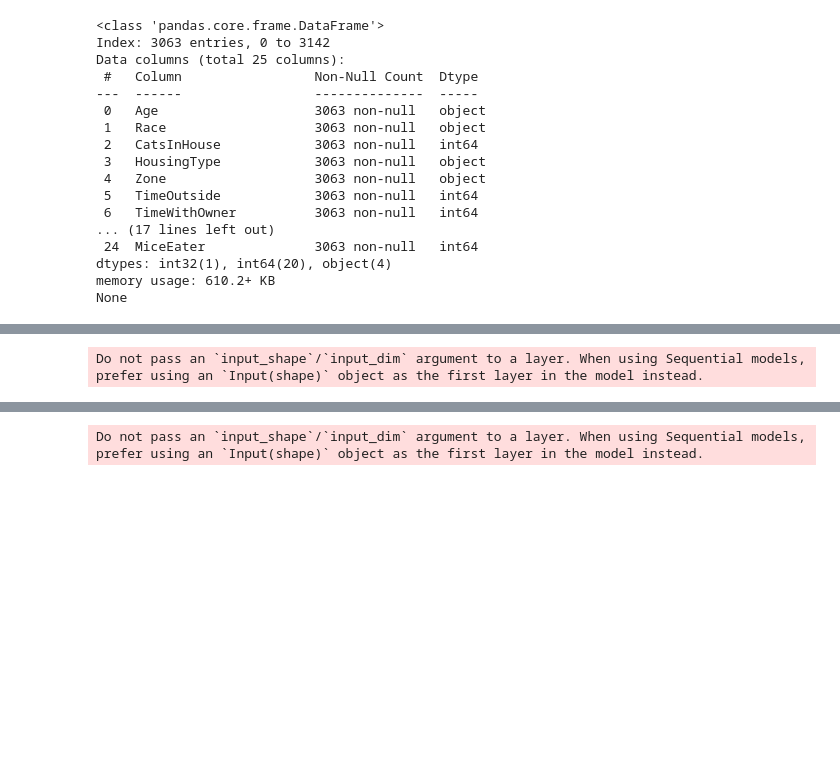
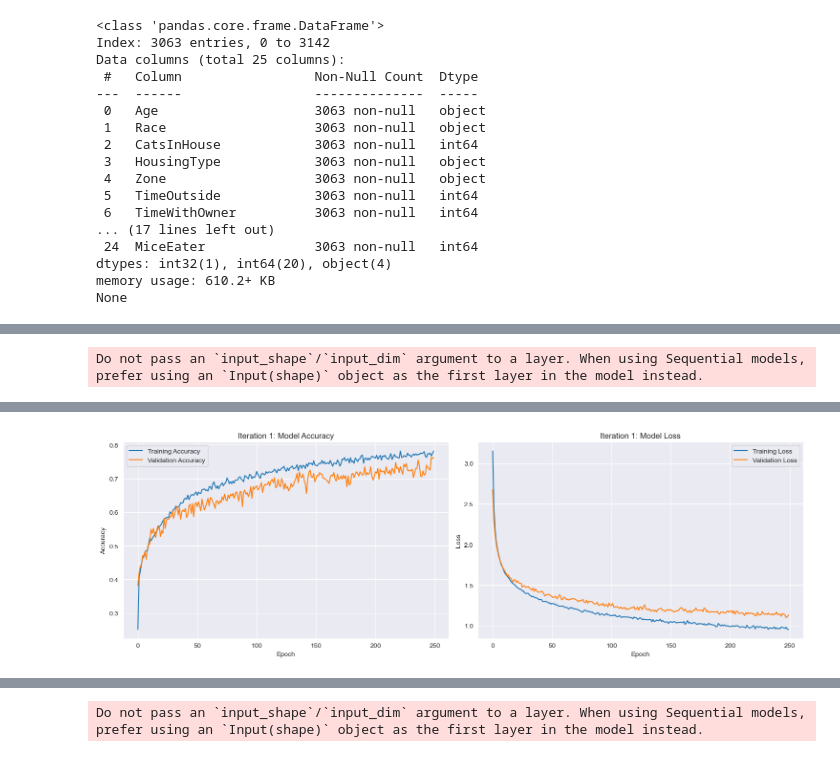
Before and after one commit to zaramihnea/Catology, a Jupyter notebook: Preprocessing/try2/2.ipynb, the cells around one changed output, grey strips where cells are left out. Saved outputs shown, nothing was run; the diff lists cells and outputs as text; code cells hidden in the pictures; blank space fills up the shorter version.

```diff
--- a/Preprocessing/try2/2.ipynb
+++ b/Preprocessing/try2/2.ipynb
@@ -379,22 +532,22 @@ tsne_fig.show()
 # %%
 import pandas as pd
 import numpy as np
-from sklearn.model_selection import StratifiedKFold
 from sklearn.preprocessing import StandardScaler
+from sklearn.model_selection import train_test_split
 from tensorflow.keras.models import Sequential
 from tensorflow.keras.layers import Dense, Dropout
 from tensorflow.keras.regularizers import l2
-from tensorflow.keras.callbacks import EarlyStopping
 import tensorflow as tf
+import matplotlib.pyplot as plt
 
 # Function to create the model with L2 regularization
 def create_model(input_dim, output_dim, l2_lambda=0.005):
     model = Sequential([
-        Dense(28, activation='relu', kernel_regularizer=l2(l2_lambda), input_dim=input_dim),
+        Dense(128, activation='relu', kernel_regularizer=l2(l2_lambda), input_dim=input_dim),
         Dropout(0.3),
-        Dense(28, activation='relu', kernel_regularizer=l2(l2_lambda)),
+        Dense(64, activation='relu', kernel_regularizer=l2(l2_lambda)),
         Dropout(0.2),
-        Dense(13, activation='relu', kernel_regularizer=l2(l2_lambda)),
+        Dense(64, activation='relu', kernel_regularizer=l2(l2_lambda)),
         Dense(output_dim, activation='softmax')
     ])
 
@@ -405,7 +558,39 @@ def create_model(input_dim, output_dim, l2_lambda=0.005):
     )
     return model
 
-def train_and_evaluate_model(X, y, n_splits=6):
+def plot_training_history(history, iteration):
+    """Plot training & validation accuracy and loss curves"""
+    fig, (ax1, ax2) = plt.subplots(1, 2, figsize=(15, 5))
+
+    # Accuracy plot
+    ax1.plot(history.history['accuracy'], label='Training Accuracy')
+    ax1.plot(history.history['val_accuracy'], label='Validation Accuracy')
+    ax1.set_title(f'Iteration {iteration + 1}: Model Accuracy')
+    ax1.set_xlabel('Epoch')
+    ax1.set_ylabel('Accuracy')
+    ax1.legend()
+    ax1.grid(True)
+
+    # Loss plot
+    ax2.plot(history.history['loss'], label='Training Loss')
+    ax2.plot(history.history['val_loss'], label='Validation Loss')
+    ax2.set_title(f'Iteration {iteration + 1}: Model Loss')
+    ax2.set_xlabel('Epoch')
+    ax2.set_ylabel('Loss')
+    ax2.legend()
+    ax2.grid(True)
+
+    plt.tight_layout()
+    plt.show()
+
+    # Print final metrics
+    print(f"\nFinal metrics for iteration {iteration + 1}:")
+    print(f"Training Accuracy: {history.history['accuracy'][-1]:.4f}")
+    print(f"Validation Accuracy: {history.history['val_accuracy'][-1]:.4f}")
+    print(f"Training Loss: {history.history['loss'][-1]:.4f}")
+    print(f"Validation Loss: {history.history['val_loss'][-1]:.4f}")
+
+def train_and_evaluate_model(X, y, n_iterations=3):
     # Convert the target variables to numerical format
     race_columns = [col for col in y.columns if col.startswith('Race_')]
     y_encoded = y[race_columns].values
@@ -413,30 +598,21 @@ def train_and_evaluate_model(X, y, n_splits=6):
     # Initialize StandardScaler
     scaler = StandardScaler()
 
-    # Initialize StratifiedKFold
-    # We'll use the argmax of y for stratification since we need a 1D array
-    skf = StratifiedKFold(n_splits=n_splits, shuffle=True, random_state=42)
-
     # Initialize lists to store results
     val_accuracies = []
-    test_accuracies = []
     best_model = None
     best_val_accuracy = 0
 
-    # Early stopping callback
-    early_stopping = EarlyStopping(
-        monitor='val_accuracy',
-        patience=60,
-        restore_best_weights=True
-    )
+    # Perform multiple training iterations
+    for iteration in range(n_iterations):
+        print(f"\nIteration {iteration + 1}/{n_iterations}")
 
-    # Perform k-fold cross-validation
-    for fold, (train_idx, val_idx) in enumerate(skf.split(X, np.argmax(y_encoded, axis=1)), 1):
-        print(f"\nFold {fold}/{n_splits}")
-
-        # Split data
-        X_train, X_val = X.iloc[train_idx], X.iloc[val_idx]
-        y_train, y_val = y_encoded[train_idx], y_encoded[val_idx]
+        # Split data - 90% training, 10% validation
+        X_train, X_val, y_train, y_val = train_test_split(
+            X, y_encoded,
+            test_size=0.1,
+            random_state=42 + iteration  # Different random state for each iteration
+        )
 
         # Scale features
         X_train_scaled = scaler.fit_transform(X_train)
@@ -447,18 +623,20 @@ def train_and_evaluate_model(X, y, n_splits=6):
 
         history = model.fit(
             X_train_scaled, y_train,
-            epochs=100,
+            epochs=250,
             batch_size=32,
             validation_data=(X_val_scaled, y_val),
-            callbacks=[early_stopping],
             verbose=2
         )
+
+        # Plot training history
+        plot_training_history(history, iteration)
 
         # Evaluate model
         val_accuracy = max(history.history['val_accuracy'])
         val_accuracies.append(val_accuracy)
 
-        print(f"Validation Accuracy: {val_accuracy:.4f}")
+        print(f"Best Validation Accuracy: {val_accuracy:.4f}")
 
         # Save best model
         if val_accuracy > best_val_accuracy:
@@ -466,7 +644,7 @@ def train_and_evaluate_model(X, y, n_splits=6):
             best_model = tf.keras.models.clone_model(model)
             best_model.set_weights(model.get_weights())
 
-    print("\nCross-validation results:")
+    print("\nOverall training results:")
     print(f"Mean validation accuracy: {np.mean(val_accuracies):.4f}")
     print(f"Standard deviation: {np.std(val_accuracies):.4f}")
 
@@ -492,6 +670,8 @@ def main(data):
     return best_model, accuracies
 
 # Example usage
-    # Load your data here
+print(df.value_counts())
+print(df.info())
+
 best_model, accuracies = main(df)
 # %% [output]
@@ -517,0 +713 @@ Epoch 1/100
+[figure, new version]
```
Also changed, not shown: parts of 9 cells of this notebook.
